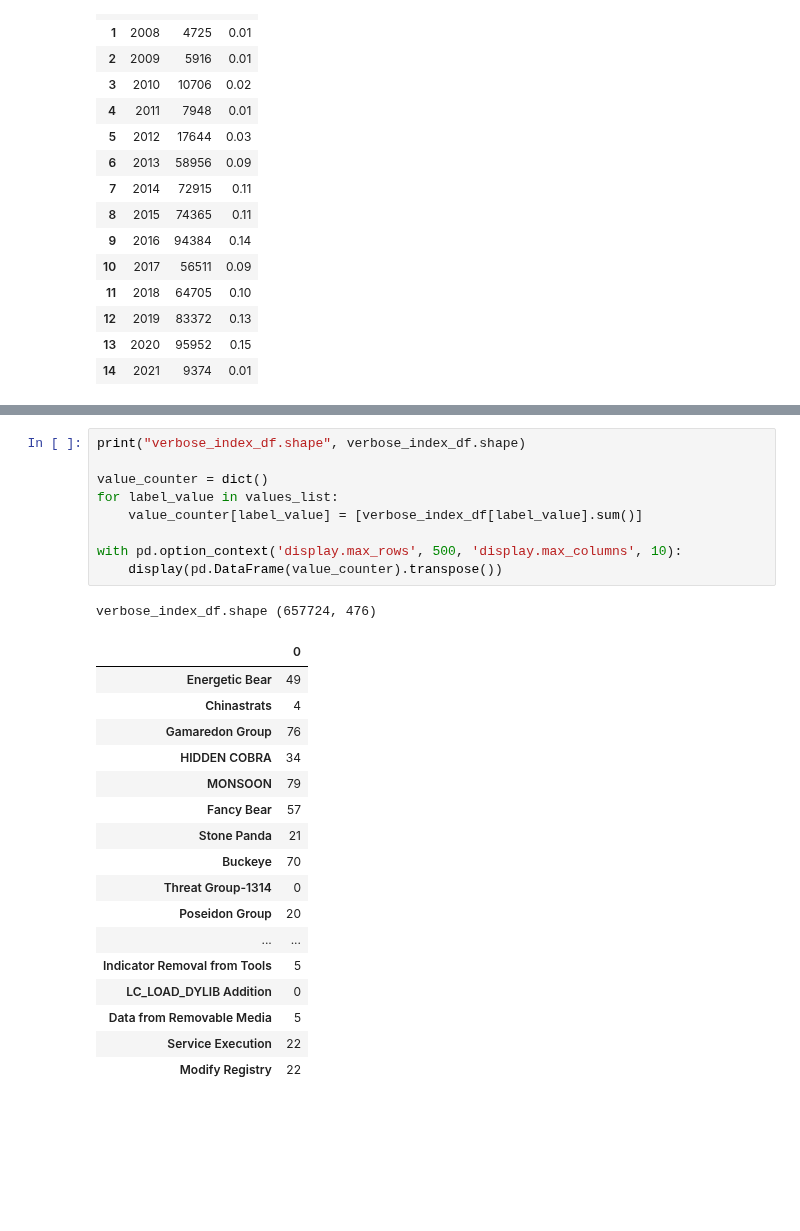
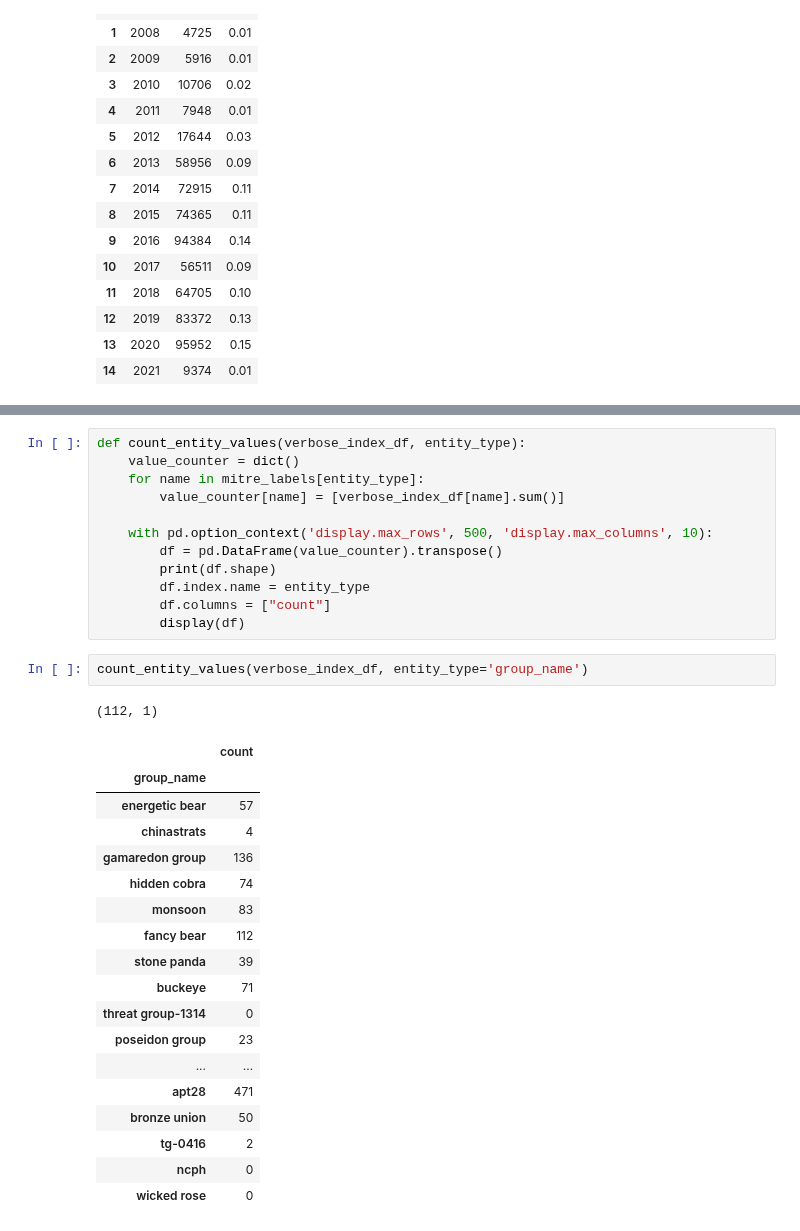
Before and after one commit to eyalho/Cyber_APT_Reports_NER, a Jupyter notebook: creating_data/show_stats_about_dataset.ipynb, the cells around one changed output, grey strips where cells are left out. Drawn from its saved outputs; the diff is of its cells as text; blank space fills up the shorter version.

```diff
--- a/creating_data/show_stats_about_dataset.ipynb
+++ b/creating_data/show_stats_about_dataset.ipynb
@@ -101,28 +108,34 @@ verbose_index_df
 # %%
-print("verbose_index_df.shape", verbose_index_df.shape)
+def count_entity_values(verbose_index_df, entity_type):
+    value_counter = dict()
+    for name in mitre_labels[entity_type]:
+        value_counter[name] = [verbose_index_df[name].sum()]
 
-value_counter = dict()
-for label_value in values_list:
-    value_counter[label_value] = [verbose_index_df[label_value].sum()]
-
-with pd.option_context('display.max_rows', 500, 'display.max_columns', 10):
-    display(pd.DataFrame(value_counter).transpose())
+    with pd.option_context('display.max_rows', 500, 'display.max_columns', 10):
+        df = pd.DataFrame(value_counter).transpose()
+        print(df.shape)
+        df.index.name = entity_type
+        df.columns = ["count"]
+        display(df)
-# %% [output]
-verbose_index_df.shape (657724, 476)
-|  | 0 |
-| Energetic Bear | 49 |
-| Chinastrats | 4 |
-| Gamaredon Group | 76 |
-| HIDDEN COBRA | 34 |
-| MONSOON | 79 |
-| Fancy Bear | 57 |
-| Stone Panda | 21 |
-| Buckeye | 70 |
-| Threat Group-1314 | 0 |
-| Poseidon Group | 20 |
-| ... | ... |
-| Indicator Removal from Tools | 5 |
-| LC_LOAD_DYLIB Addition | 0 |
-| Data from Removable Media | 5 |
-| Service Execution | 22 |
-| Modify Registry | 22 |
+# %%
+count_entity_values(verbose_index_df, entity_type='group_name')
+# %% [output]
+(112, 1)
+|  | count |
+| group_name |  |
+| energetic bear | 57 |
+| chinastrats | 4 |
+| gamaredon group | 136 |
+| hidden cobra | 74 |
+| monsoon | 83 |
+| fancy bear | 112 |
+| stone panda | 39 |
+| buckeye | 71 |
+| threat group-1314 | 0 |
+| poseidon group | 23 |
+| ... | ... |
+| apt28 | 471 |
+| bronze union | 50 |
+| tg-0416 | 2 |
+| ncph | 0 |
+| wicked rose | 0 |
```
Also changed, not shown: parts of 8 cells of this notebook, 4 other files.
